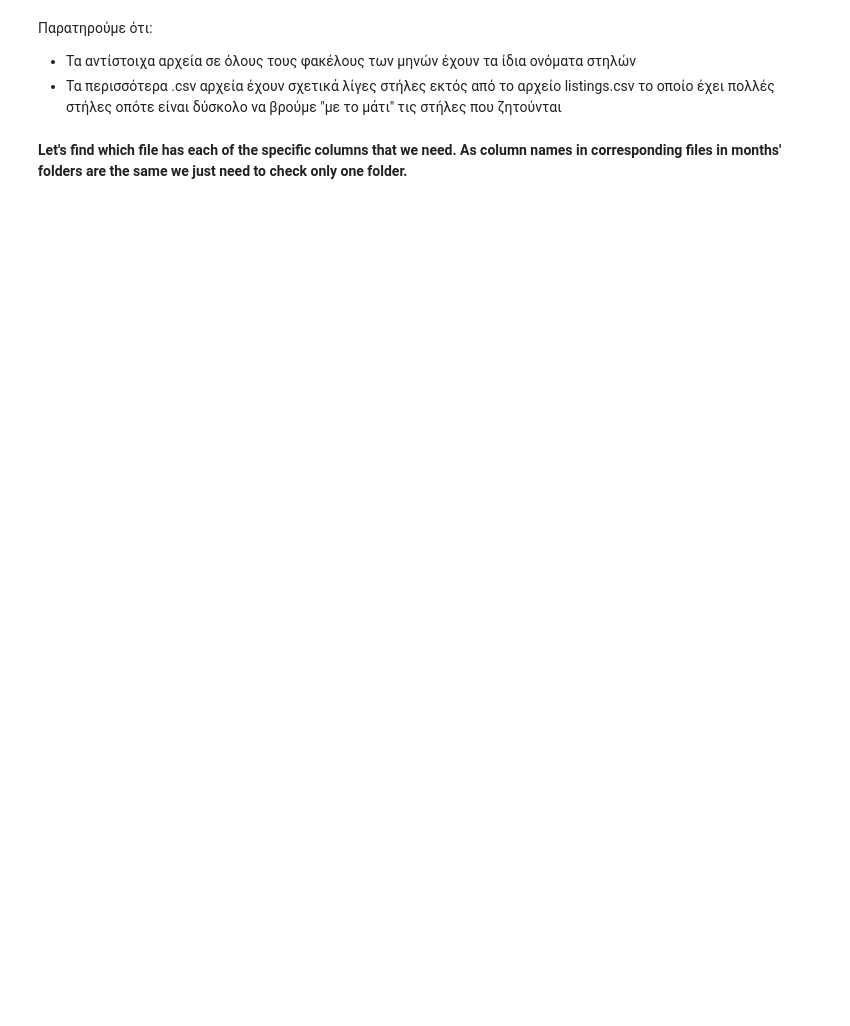
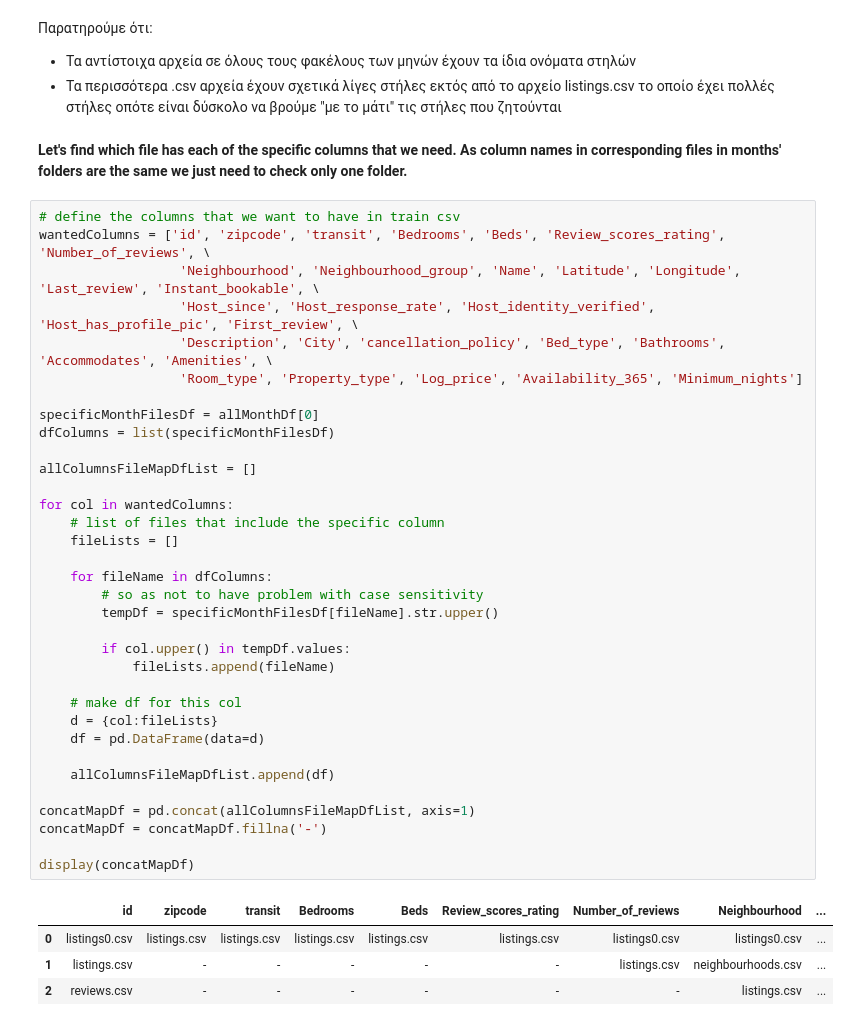
Before and after one commit to PanosEvange/DataMiningProj1_2020, a Jupyter notebook: Project1Final.ipynb, the cells around one changed output. Saved outputs shown, nothing was run; the diff lists cells and outputs as text; blank space fills up the shorter version.

```diff
--- a/Project1Final.ipynb
+++ b/Project1Final.ipynb
@@ -120,3 +134,42 @@ Column names in corresponding files in months' folders are the same.
 # %% [markdown]
 __Let's find which file has each of the specific columns that we need. As column
 names in corresponding files in months' folders are the same we just need to check only one folder.__
+# %%
+# define the columns that we want to have in train csv
+wantedColumns = ['id', 'zipcode', 'transit', 'Bedrooms', 'Beds', 'Review_scores_rating', 'Number_of_reviews', \
+                  'Neighbourhood', 'Neighbourhood_group', 'Name', 'Latitude', 'Longitude', 'Last_review', 'Instant_bookable', \
+                  'Host_since', 'Host_response_rate', 'Host_identity_verified', 'Host_has_profile_pic', 'First_review', \
+                  'Description', 'City', 'cancellation_policy', 'Bed_type', 'Bathrooms', 'Accommodates', 'Amenities', \
+                  'Room_type', 'Property_type', 'Log_price', 'Availability_365', 'Minimum_nights']
+
+specificMonthFilesDf = allMonthDf[0]
+dfColumns = list(specificMonthFilesDf)
+
+allColumnsFileMapDfList = []
+
+for col in wantedColumns:
+    # list of files that include the specific column
+    fileLists = []
+
+    for fileName in dfColumns:
+        # so as not to have problem with case sensitivity
+        tempDf = specificMonthFilesDf[fileName].str.upper()
+
+        if col.upper() in tempDf.values:
+            fileLists.append(fileName)
+
+    # make df for this col
+    d = {col:fileLists}
+    df = pd.DataFrame(data=d)
+
+    allColumnsFileMapDfList.append(df)
+
+concatMapDf = pd.concat(allColumnsFileMapDfList, axis=1)
+concatMapDf = concatMapDf.fillna('-')
+
+display(concatMapDf)
+# %% [output]
+|  | id | zipcode | transit | Bedrooms | Beds | Review_scores_rating | Number_of_reviews | Neighbourhood | ... |
+| 0 | listings0.csv | listings.csv | listings.csv | listings.csv | listings.csv | listings.csv | listings0.csv | listings0.csv | ... |
+| 1 | listings.csv | - | - | - | - | - | listings.csv | neighbourhoods.csv | ... |
+| 2 | reviews.csv | - | - | - | - | - | - | listings.csv | ... |
```
Also changed, not shown: parts of 1 cell of this notebook, 1 other file.
